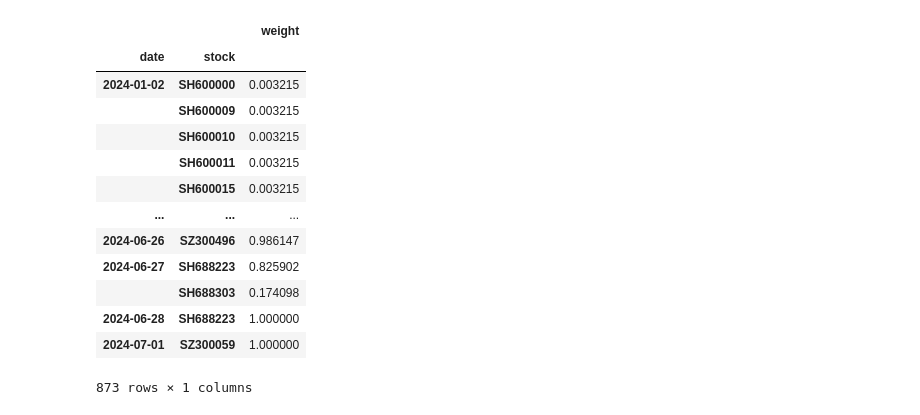
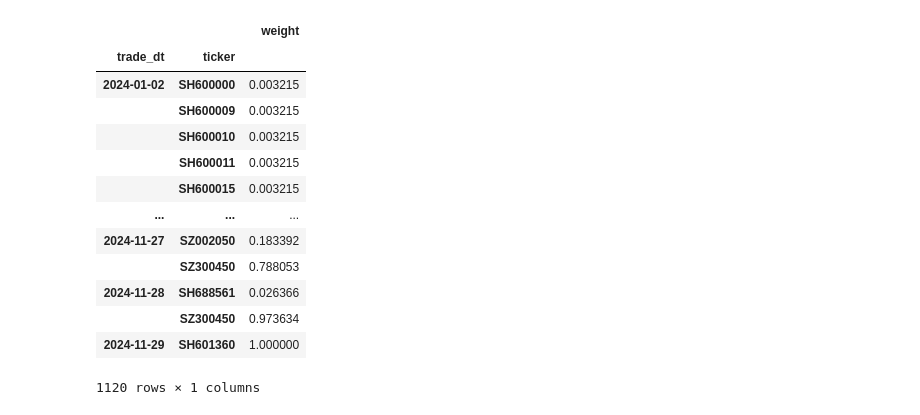
Before and after one commit to naiqili/qniverse, a Jupyter notebook: qadapter/upadapter.ipynb, the cells around one changed output. Saved outputs shown, nothing was run; the diff lists cells and outputs as text; code cells hidden in the pictures.

```diff
--- a/qadapter/upadapter.ipynb
+++ b/qadapter/upadapter.ipynb
@@ -95,17 +132,18 @@ df
-# %%
-up_adapter.get_qlib_weight()
-# %% [output]
-|  |  | weight |
-| date | stock |  |
-| 2024-01-02 | SH600000 | 0.003215 |
-|  | SH600009 | 0.003215 |
-|  | SH600010 | 0.003215 |
-|  | SH600011 | 0.003215 |
-|  | SH600015 | 0.003215 |
-| ... | ... | ... |
-| 2024-06-26 | SZ300496 | 0.986147 |
-| 2024-06-27 | SH688223 | 0.825902 |
-|  | SH688303 | 0.174098 |
-| 2024-06-28 | SH688223 | 1.000000 |
-| 2024-07-01 | SZ300059 | 1.000000 |
-873 rows × 1 columns
+# %%
+pos_df = up_adapter.get_qlib_weight()
+pos_df
+# %% [output]
+|  |  | weight |
+| trade_dt | ticker |  |
+| 2024-01-02 | SH600000 | 0.003215 |
+|  | SH600009 | 0.003215 |
+|  | SH600010 | 0.003215 |
+|  | SH600011 | 0.003215 |
+|  | SH600015 | 0.003215 |
+| ... | ... | ... |
+| 2024-11-27 | SZ002050 | 0.183392 |
+|  | SZ300450 | 0.788053 |
+| 2024-11-28 | SH688561 | 0.026366 |
+|  | SZ300450 | 0.973634 |
+| 2024-11-29 | SH601360 | 1.000000 |
+1120 rows × 1 columns
```
Also changed, not shown: parts of 9 cells of this notebook, 11 other files.
